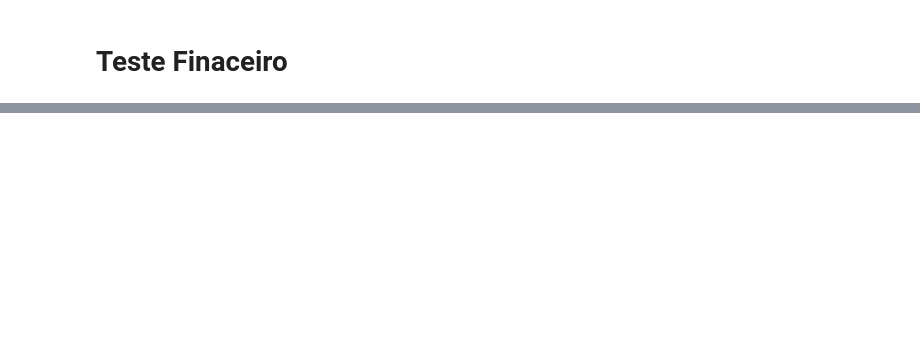
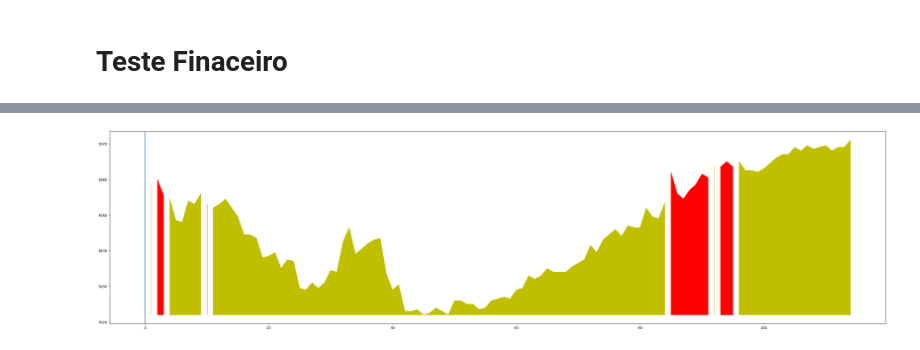
Before and after one commit to AurelioAquino92/tradingPredictor, a Jupyter notebook: cnn-M5-300-D1-200-test.ipynb, the cells around one changed output, grey strips where cells are left out. Drawn from its saved outputs; the diff is of its cells as text; code cells hidden in the pictures; blank space fills up the shorter version.

```diff
--- a/cnn-M5-300-D1-200-test.ipynb
+++ b/cnn-M5-300-D1-200-test.ipynb
@@ -168,0 +169,18 @@ plt.show()
+# %%
+modelo = load_model('models/' + modelosPaths[modelIdx])
+inputs = []
+for hist, lastPrice in data:
+    inputs.append(hist)
+previsoes = np.argmax(modelo.predict(np.array(inputs)), axis=1)
+expandFactor = 100
+previsoesExpanded = np.array([previsoes[i//expandFactor] for i in range((len(previsoes)-1)*expandFactor)])
+x = [i for i in range(len(priceCloses))]
+fig, ax = plt.subplots(figsize=(40, 10))
+minClose = priceCloses.min()
+ax.fill_between(x, priceCloses, y2=minClose, where=previsoes==0, color='y')
+ax.fill_between(x, priceCloses, y2=minClose, where=previsoes==1, color='g')
+ax.fill_between(x, priceCloses, y2=minClose, where=previsoes==2, color='r')
+for i in range(backtestDays):
+    plt.axvline(daysCandles*i)
+plt.show()
+# %% [output]
@@ -168,0 +188 @@ plt.show()
+[figure, added]
```
Also changed, not shown: parts of 8 cells of this notebook, 1 other file.
